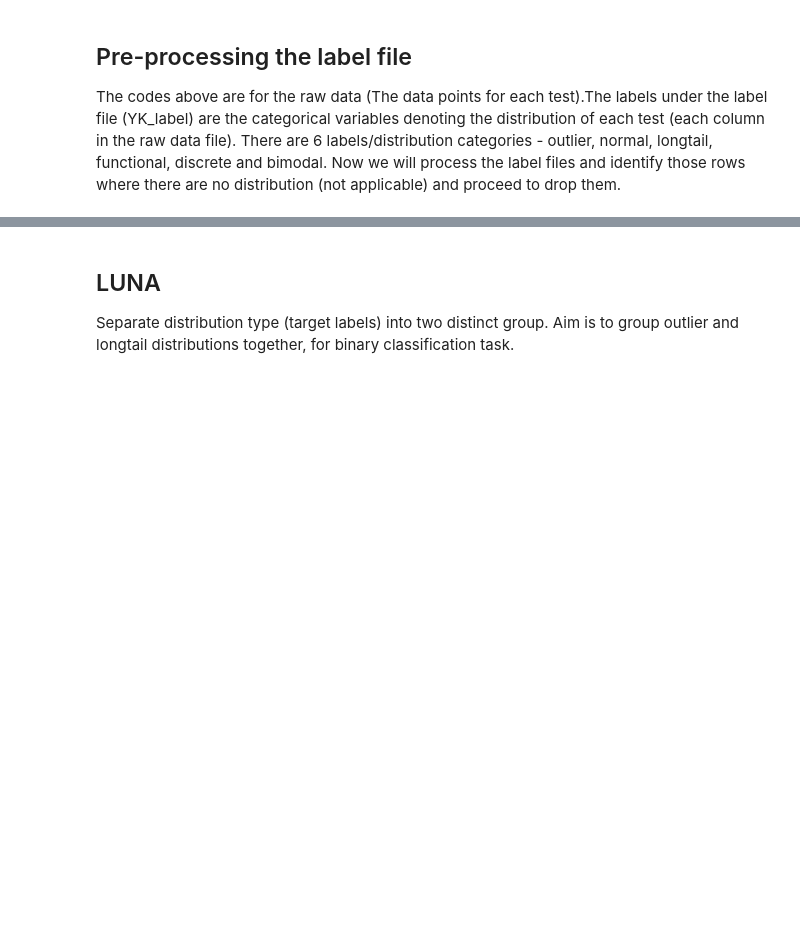
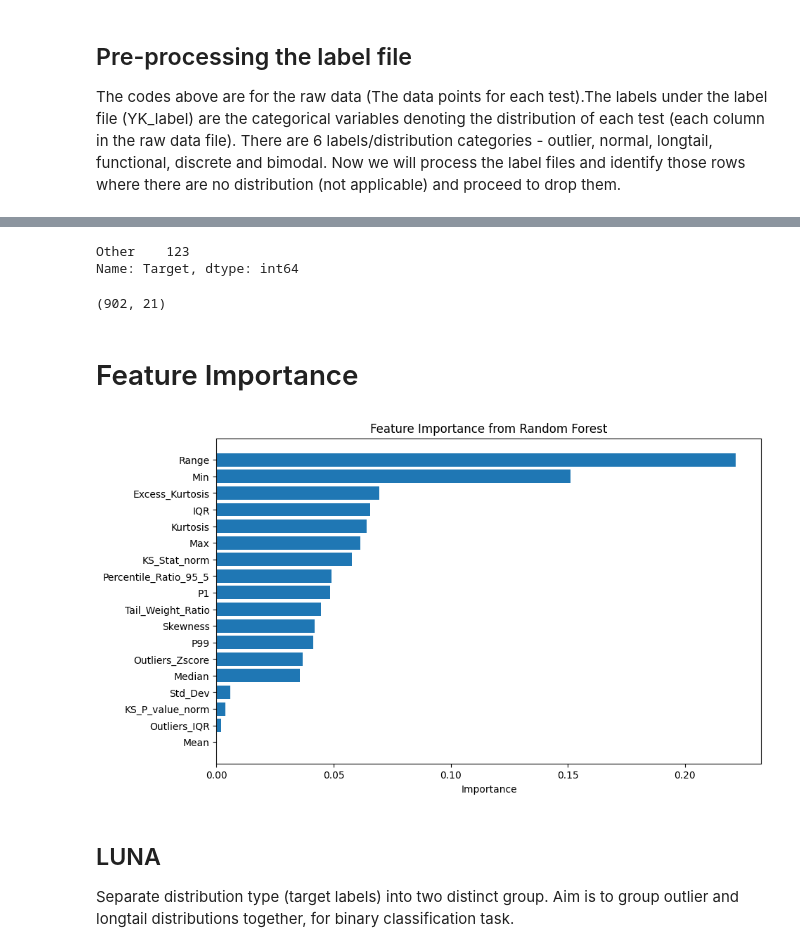
Before and after one commit to chan-cee/wafers, a Jupyter notebook: Luna Preprocessing.ipynb, the cells around one changed output, grey strips where cells are left out. Drawn from its saved outputs; the diff is of its cells as text; code cells hidden in the pictures; blank space fills up the shorter version.

Commit message:
Luna statistical feature engineering

```diff
--- a/Luna Preprocessing.ipynb
+++ b/Luna Preprocessing.ipynb
@@ -292,0 +395,7 @@ print(YK_model.head())
+# %%
+# New column added with the updated labels
+df_final_yk['Target'] = df_final_yk['Distribution Type'].apply(relabel_data)
+# %%
+reordered_columns = ['Name'] + ['Target'] + [col for col in df_final_yk.columns if col not in ['Target', 'Name']]
+df_final_yk = df_final_yk[reordered_columns]
+df_final_yk
@@ -293,3 +416,48 @@ print(YK_model.head())
+# %%
+# Filter rows where any column has null values
+null_df = df_final_yk[df_final_yk.isnull().any(axis=1)]
+null_df['Target'].value_counts()
+# As expected those null features come from 'other' distribution as the values are too close or identical to calulcate certain statistical parameters
+# %% [output]
+Other    123
+Name: Target, dtype: int64
+# %%
+# Some algorithms can handle missing values internally: Decision Trees and Random Forests often handle missing values directly during training
+# and XGBoost and LightGBM have built-in handling for missing values.
+
+#But if choose to drop those rows(tests) with any null values for more consistency and since all are of the negative class
+df_final_yk_nonull = df_final_yk.dropna()
+df_final_yk_nonull.shape
+# %% [output]
+(902, 21)
+# %% [markdown]
+# Feature Importance
+# %%
+from sklearn.ensemble import RandomForestClassifier
+import pandas as pd
+
+columns_to_drop = ['Target', 'Name', 'Distribution Type']
+X = df_final_yk_nonull.drop(columns=columns_to_drop)  # Features
+y = df_final_yk_nonull['Target']
+
+model = RandomForestClassifier()
+model.fit(X, y)
+
+importances = model.feature_importances_
+
+importance_df = pd.DataFrame({
+    'Feature': X.columns,
+    'Importance': importances
+}).sort_values(by='Importance', ascending=True)
+
+import matplotlib.pyplot as plt
+plt.figure(figsize=(10, 6))
+plt.barh(importance_df['Feature'], importance_df['Importance'])
+plt.xlabel('Importance')
+plt.title('Feature Importance from Random Forest')
+plt.show()
+# %% [output]
+[figure, added]
 # %% [markdown]
 ## LUNA
 Separate distribution type (target labels) into two distinct group. Aim is to group outlier and longtail distributions together, for binary classification task.
```
Also changed, not shown: parts of 69 cells of this notebook.
